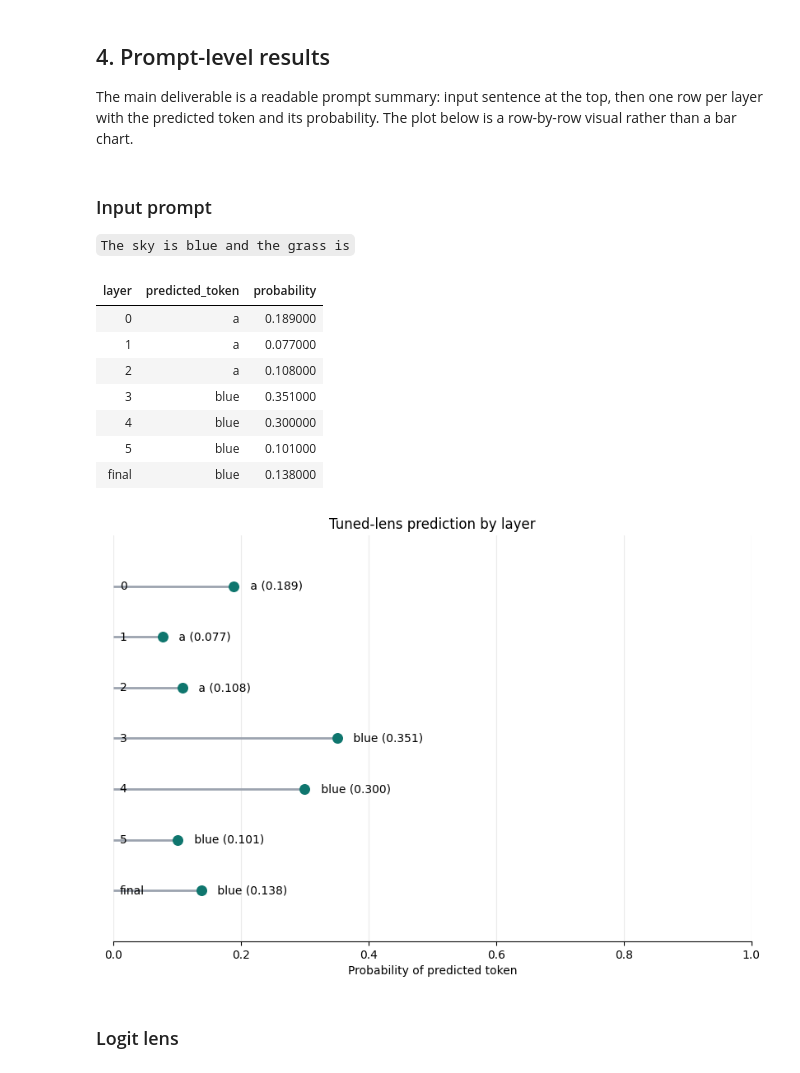
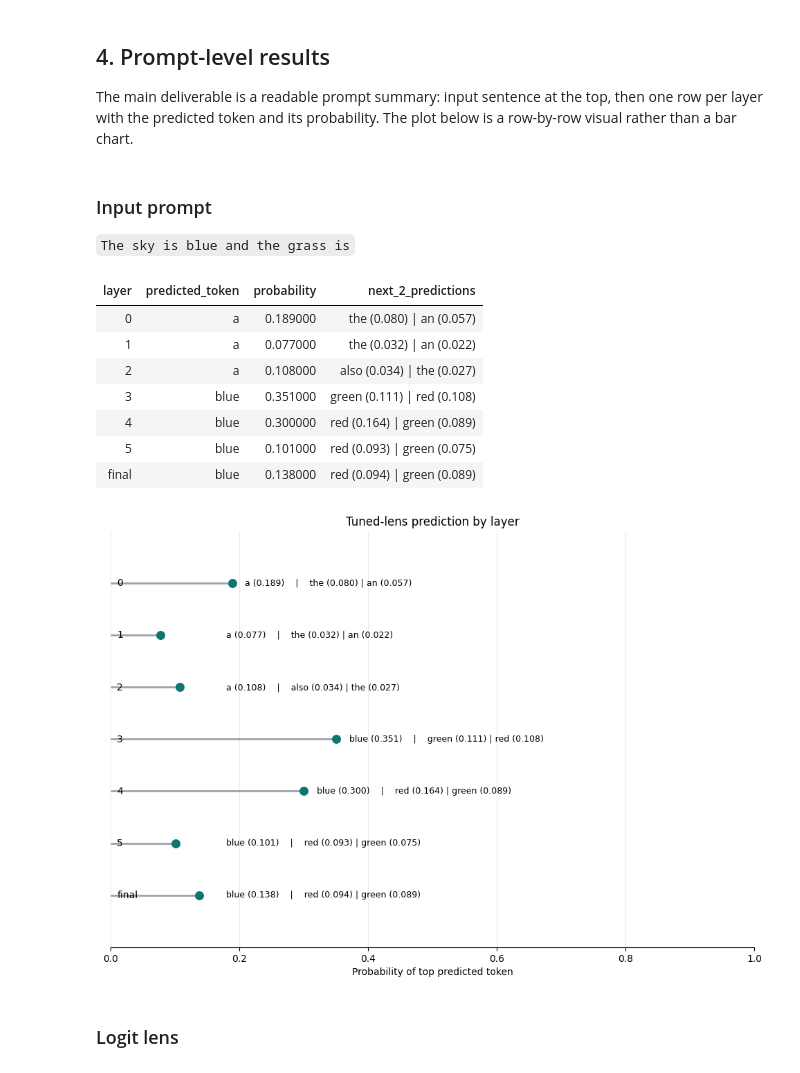
Before and after one commit to melody-gold/llms_tuned-lens, a Jupyter notebook: tuned_lens.ipynb, the cells around one changed output. Saved outputs shown, nothing was run; the diff lists cells and outputs as text; code cells hidden in the pictures.

Commit message:
added ability to see top 3 predictions for tuned lens instead of just top and updated readme

```diff
--- a/tuned_lens.ipynb
+++ b/tuned_lens.ipynb
@@ -129,6 +129,17 @@ The main deliverable is a readable prompt summary: input sentence at the top, th
 # %%
 prompt = "The sky is blue and the grass is"
 tokens = model.to_tokens(prompt, prepend_bos=True).to(device)
+
+def clean_token(token_id):
+    token = model.to_string([token_id]).replace("\n", "\\n").strip()
+    return token if token else "<space>"
+
+def top_k_info(probs, k=3):
+    top_probs, top_ids = torch.topk(probs, k)
+    pairs = []
+    for prob, token_id in zip(top_probs, top_ids):
+        pairs.append((clean_token(token_id.item()), float(prob.item())))
+    return pairs
 
 with torch.no_grad():
     final_logits, cache = model.run_with_cache(
@@ -141,71 +152,72 @@ for layer in layers:
     hook_name = f"blocks.{layer}.hook_resid_post"
     logits = model.unembed(model.ln_final(lenses[layer](cache[hook_name])))
     probs = F.softmax(logits, dim=-1)[0, -1]
-    prob, pred_id = torch.max(probs, dim=-1)
+    top_three = top_k_info(probs, k=3)
     rows.append(
         {
             "layer": str(layer),
-            "predicted_token": model.to_string([pred_id.item()]).replace("\n", "\\n"),
-            "probability": round(float(prob.item()), 3),
+            "predicted_token": top_three[0][0],
+            "probability": round(top_three[0][1], 3),
+            "next_2_predictions": " | ".join([f"{tok} ({prob:.3f})" for tok, prob in top_three[1:]]),
         }
     )
 
 final_probs = F.softmax(final_logits, dim=-1)[0, -1]
-final_prob, final_pred_id = torch.max(final_probs, dim=-1)
+final_top_three = top_k_info(final_probs, k=3)
 rows.append(
     {
         "layer": "final",
-        "predicted_token": model.to_string([final_pred_id.item()]).replace("\n", "\\n"),
-        "probability": round(float(final_prob.item()), 3),
+        "predicted_token": final_top_three[0][0],
+        "probability": round(final_top_three[0][1], 3),
+        "next_2_predictions": " | ".join([f"{tok} ({prob:.3f})" for tok, prob in final_top_three[1:]]),
     }
 )
 
 results_df = pd.DataFrame(rows)
 
 display(Markdown(f"### Input prompt\n`{prompt}`"))
 display(results_df.style.hide(axis="index"))
 
-
-
 plot_df = results_df.copy()
 plot_df["y"] = list(range(len(plot_df)))[::-1]
 
-plt.figure(figsize=(10, 0.7 * len(plot_df) + 1.5))
+plt.figure(figsize=(12, 0.9 * len(plot_df) + 1.5))
 plt.hlines(plot_df["y"], xmin=0, xmax=plot_df["probability"], color="#9ca3af", linewidth=2)
 plt.scatter(plot_df["probability"], plot_df["y"], color="#0f766e", s=70, zorder=3)
 
 for _, row in plot_df.iterrows():
     plt.text(0.01, row["y"], row["layer"], va="center", ha="left", fontsize=10)
+    label_x = min(max(row["probability"] + 0.02, 0.18), 0.78)
     plt.text(
-        min(row["probability"] + 0.02, 0.92),
+        label_x,
         row["y"],
-        f"{row['predicted_token']} ({row['probability']:.3f})",
+        f"{row['predicted_token']} ({row['probability']:.3f})    |    {row['next_2_predictions']}",
         va="center",
         ha="left",
-        fontsize=10,
+        fontsize=9,
     )
 
 plt.xlim(0, 1)
 plt.ylim(-1, len(plot_df))
-plt.xlabel("Probability of predicted token")
+plt.xlabel("Probability of top predicted token")
 plt.title("Tuned-lens prediction by layer")
 plt.yticks([])
 plt.grid(axis="x", alpha=0.25)
 for spine in ["top", "right", "left"]:
     plt.gca().spines[spine].set_visible(False)
 plt.show()
 # %% [output]
 ### Input prompt
 `The sky is blue and the grass is`
-| layer | predicted_token | probability |
-| 0 | a | 0.189000 |
-| 1 | a | 0.077000 |
-| 2 | a | 0.108000 |
-| 3 | blue | 0.351000 |
-| 4 | blue | 0.300000 |
-| 5 | blue | 0.101000 |
-| final | blue | 0.138000 |
+| layer | predicted_token | probability | next_2_predictions |
+| 0 | a | 0.189000 | the (0.080) | an (0.057) |
+| 1 | a | 0.077000 | the (0.032) | an (0.022) |
+| 2 | a | 0.108000 | also (0.034) | the (0.027) |
+| 3 | blue | 0.351000 | green (0.111) | red (0.108) |
+| 4 | blue | 0.300000 | red (0.164) | green (0.089) |
+| 5 | blue | 0.101000 | red (0.093) | green (0.075) |
+| final | blue | 0.138000 | red (0.094) | green (0.089) |
-[figure, old version]
+[figure, new version]
 # %%
 prompt = "The sky is blue and the grass is"
 tokens = model.to_tokens(prompt, prepend_bos=True).to(device)
```
Also changed, not shown: 1 other file.
